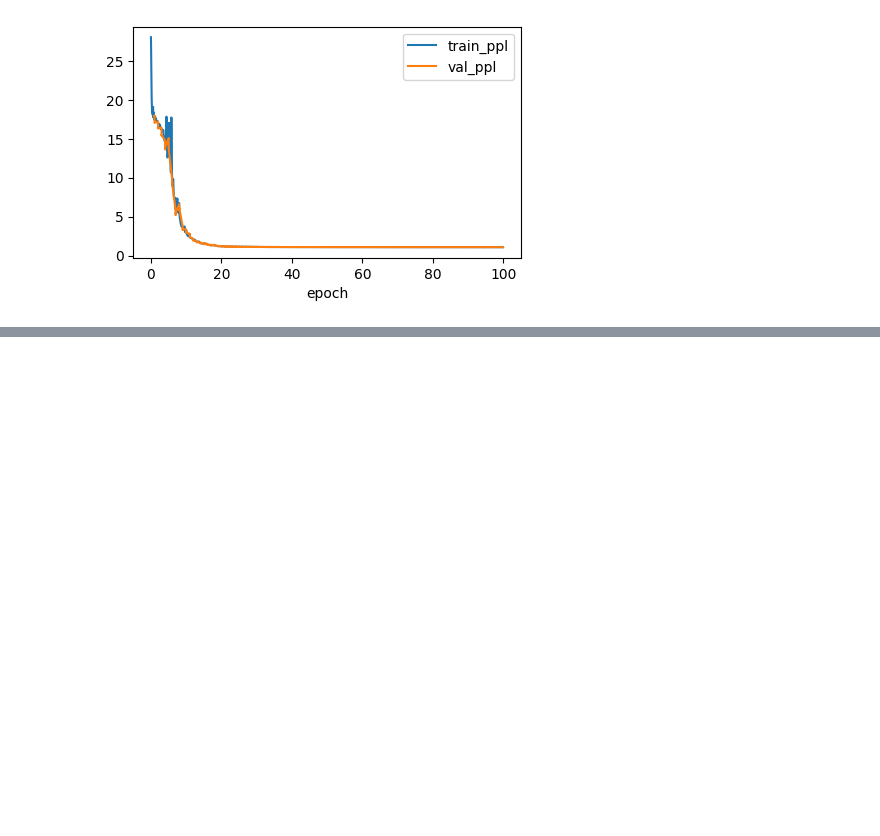
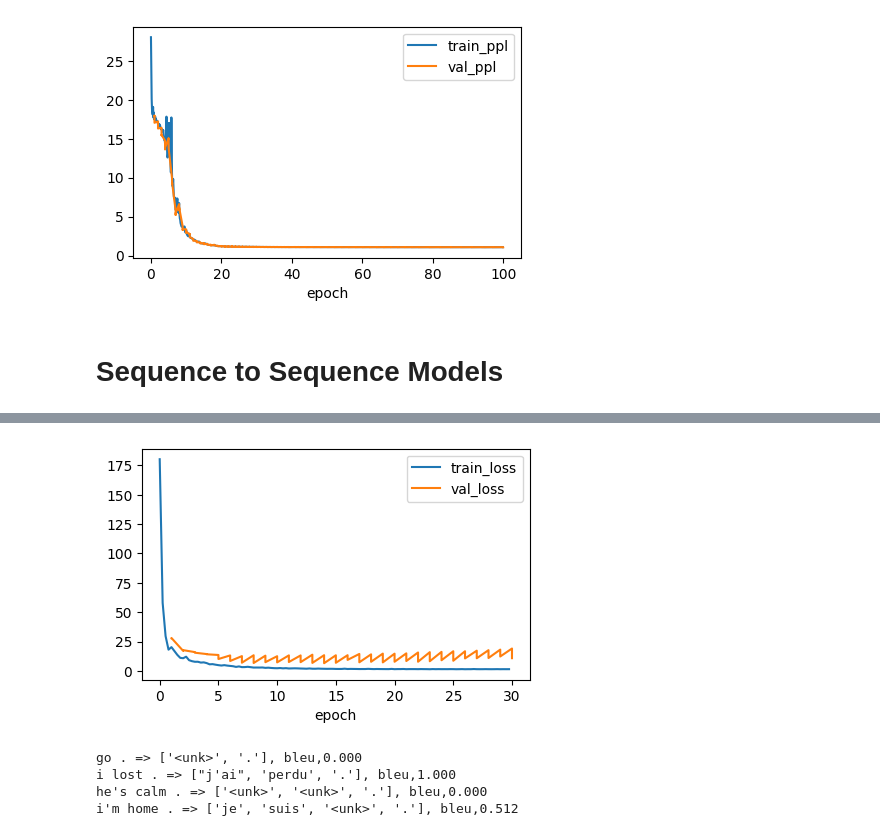
Before and after one commit to Arush04/ML_Clutter, a Jupyter notebook: experiments/rnns.ipynb, the cells around one changed output, grey strips where cells are left out. Saved outputs shown, nothing was run; the diff lists cells and outputs as text; code cells hidden in the pictures; blank space fills up the shorter version.

Commit message:
encoder decoder arch + bleu

```diff
--- a/experiments/rnns.ipynb
+++ b/experiments/rnns.ipynb
@@ -33,3 +33,5 @@ trainer.fit(model, data)
 # %% [output]
 Final Train Loss: 0.3501
 [figure]
+# %% [markdown]
+# Sequence to Sequence Models
@@ -35,0 +42,12 @@ Final Train Loss: 0.3501
+# %%
+data = MTFraEng(batch_size=128)
+embed_size, num_hiddens, num_layers, dropout = 256, 256, 2, 0.2
+encoder = Seq2SeqEncoder(
+    len(data.src_vocab), embed_size, num_hiddens, num_layers, dropout)
+decoder = Seq2SeqDecoder(
+    len(data.tgt_vocab), embed_size, num_hiddens, num_layers, dropout)
+model = Seq2Seq(encoder, decoder, tgt_pad=data.tgt_vocab['<pad>'],
+                lr=0.005)
+trainer = Trainer(max_epochs=30, gradient_clip_val=1, num_gpus=1)
+trainer.fit(model, data)
+# %% [output]
@@ -35,0 +55,22 @@ Final Train Loss: 0.3501
+[figure, added]
+# %%
+import torch
+
+engs = ['go .', 'i lost .', 'he\'s calm .', 'i\'m home .']
+fras = ['va !', 'j\'ai perdu .', 'il est calme .', 'je suis chez moi .']
+device = "cuda" if torch.cuda.is_available() else "cpu"
+preds, _ = model.predict_step(
+    data.build(engs, fras), device, data.num_steps)
+for en, fr, p in zip(engs, fras, preds):
+    translation = []
+    for token in data.tgt_vocab.to_tokens(p):
+        if token == '<eos>':
+            break
+        translation.append(token)
+    print(f'{en} => {translation}, bleu,'
+          f'{bleu(" ".join(translation), fr, k=2):.3f}')
+# %% [output]
+go . => ['<unk>', '.'], bleu,0.000
+i lost . => ["j'ai", 'perdu', '.'], bleu,1.000
+he's calm . => ['<unk>', '<unk>', '.'], bleu,0.000
+i'm home . => ['je', 'suis', '<unk>', '.'], bleu,0.512
```
Also changed, not shown: parts of 2 cells of this notebook, 3 other files.
